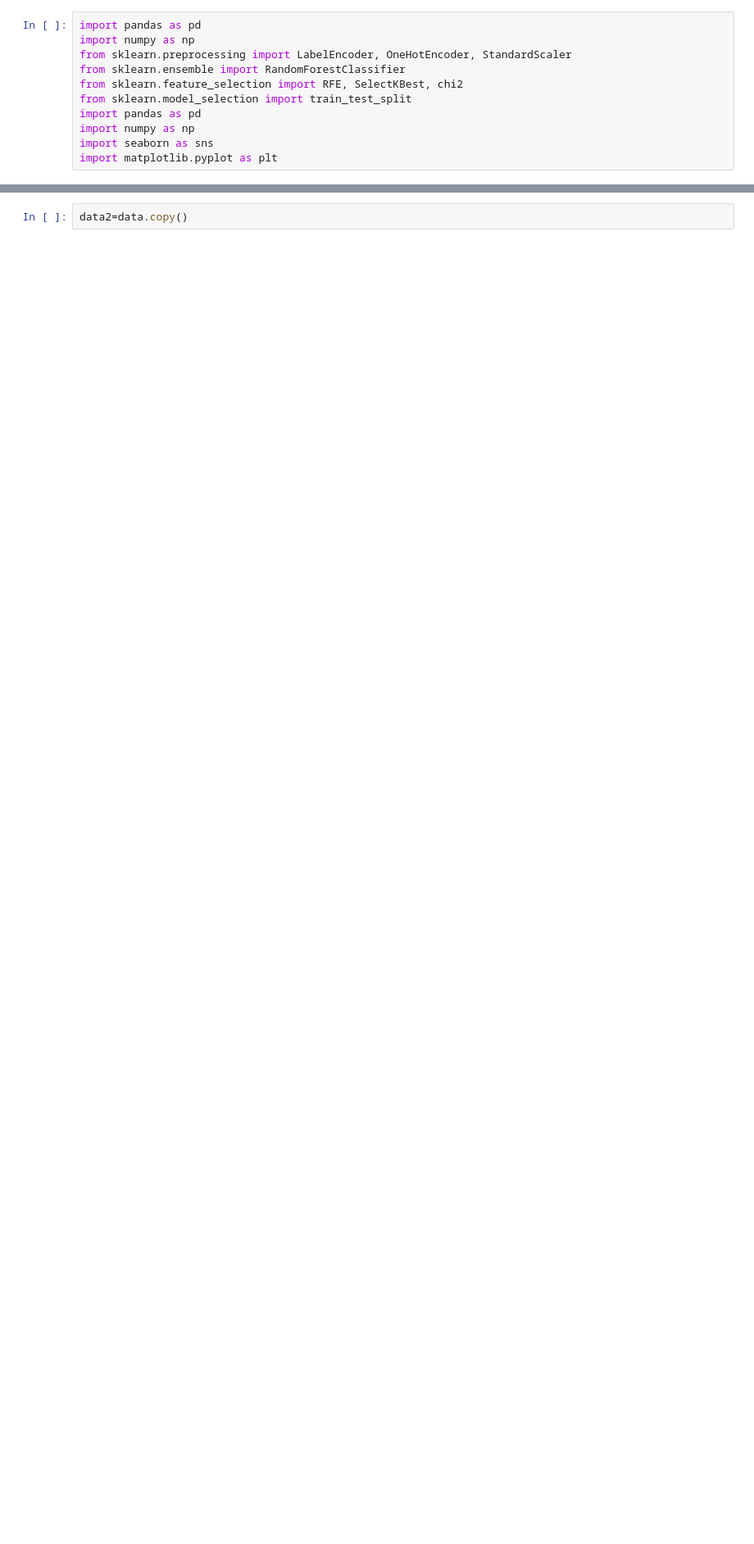
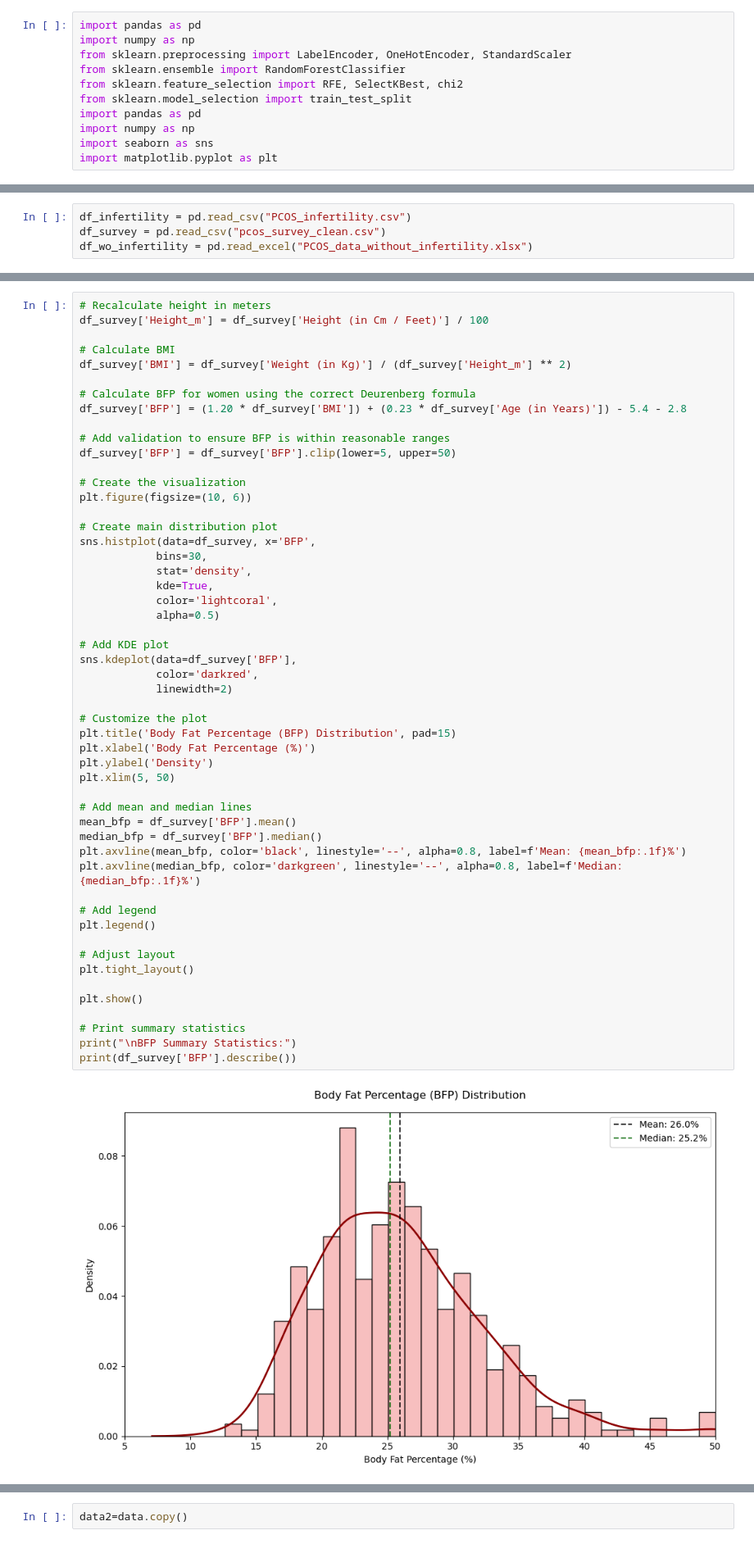
Before and after one commit to miranitta/GDG_MLdepartment_projects, a Jupyter notebook: PCOS_INFERTILITY.ipynb, the cells around one changed output, grey strips where cells are left out. Shown at 82% size. Saved outputs shown, nothing was run; the diff lists cells and outputs as text; blank space fills up the shorter version.

```diff
--- a/PCOS_INFERTILITY.ipynb
+++ b/PCOS_INFERTILITY.ipynb
@@ -14 +12,5 @@ data = pd.read_csv("PCOS_infertility.csv")
+# %%
+df_infertility = pd.read_csv("PCOS_infertility.csv")
+df_survey = pd.read_csv("pcos_survey_clean.csv")
+df_wo_infertility = pd.read_excel("PCOS_data_without_infertility.xlsx")
 # %%
@@ -42,0 +116,54 @@ memory usage: 25.5+ KB
+# %%
+# Recalculate height in meters
+df_survey['Height_m'] = df_survey['Height (in Cm / Feet)'] / 100
+
+# Calculate BMI
+df_survey['BMI'] = df_survey['Weight (in Kg)'] / (df_survey['Height_m'] ** 2)
+
+# Calculate BFP for women using the correct Deurenberg formula
+df_survey['BFP'] = (1.20 * df_survey['BMI']) + (0.23 * df_survey['Age (in Years)']) - 5.4 - 2.8
+
+# Add validation to ensure BFP is within reasonable ranges
+df_survey['BFP'] = df_survey['BFP'].clip(lower=5, upper=50)
+
+# Create the visualization
+plt.figure(figsize=(10, 6))
+
+# Create main distribution plot
+sns.histplot(data=df_survey, x='BFP',
+            bins=30,
+            stat='density',
+            kde=True,
+            color='lightcoral',
+            alpha=0.5)
+
+# Add KDE plot
+sns.kdeplot(data=df_survey['BFP'],
+            color='darkred',
+            linewidth=2)
+
+# Customize the plot
+plt.title('Body Fat Percentage (BFP) Distribution', pad=15)
+plt.xlabel('Body Fat Percentage (%)')
+plt.ylabel('Density')
+plt.xlim(5, 50)
+
+# Add mean and median lines
+mean_bfp = df_survey['BFP'].mean()
+median_bfp = df_survey['BFP'].median()
+plt.axvline(mean_bfp, color='black', linestyle='--', alpha=0.8, label=f'Mean: {mean_bfp:.1f}%')
+plt.axvline(median_bfp, color='darkgreen', linestyle='--', alpha=0.8, label=f'Median: {median_bfp:.1f}%')
+
+# Add legend
+plt.legend()
+
+# Adjust layout
+plt.tight_layout()
+
+plt.show()
+
+# Print summary statistics
+print("\nBFP Summary Statistics:")
+print(df_survey['BFP'].describe())
+# %% [output]
+[figure, added]
```
Also changed, not shown: parts of 46 cells of this notebook, 3 other files.
